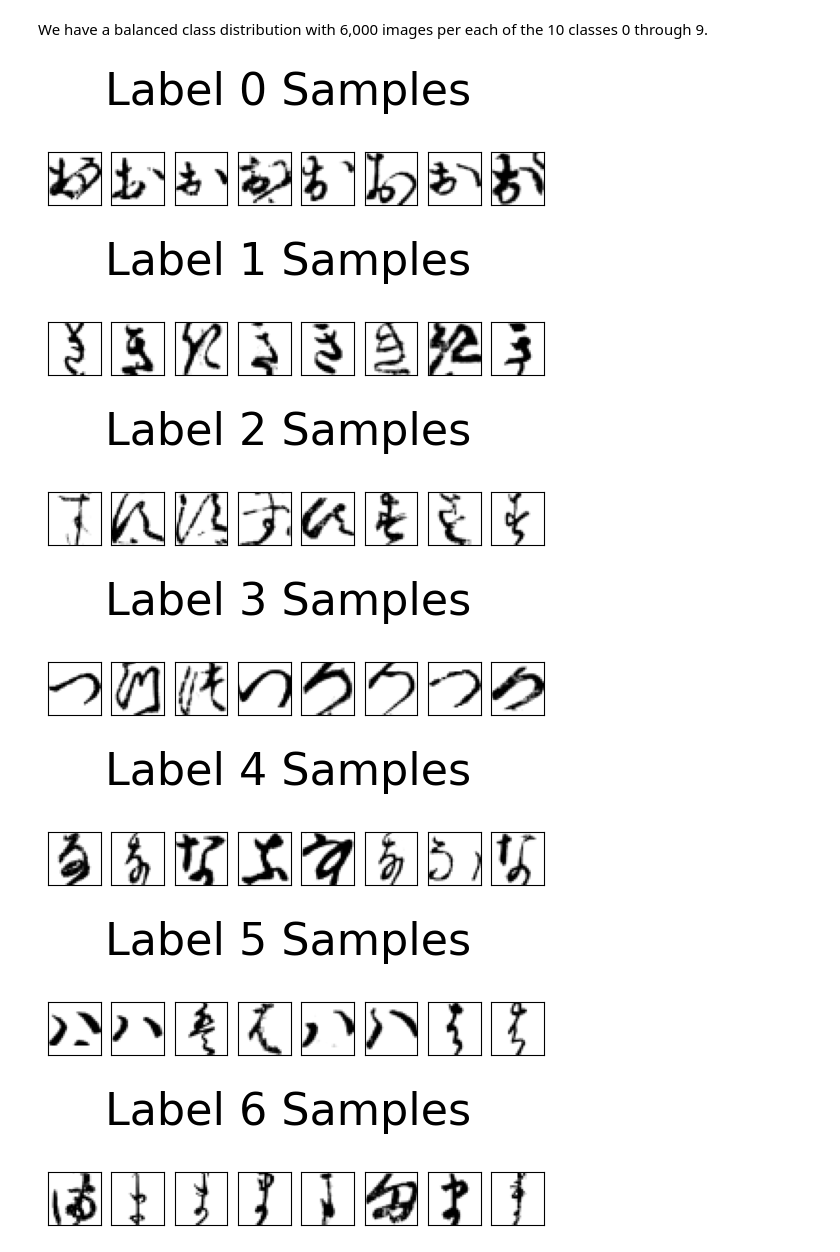
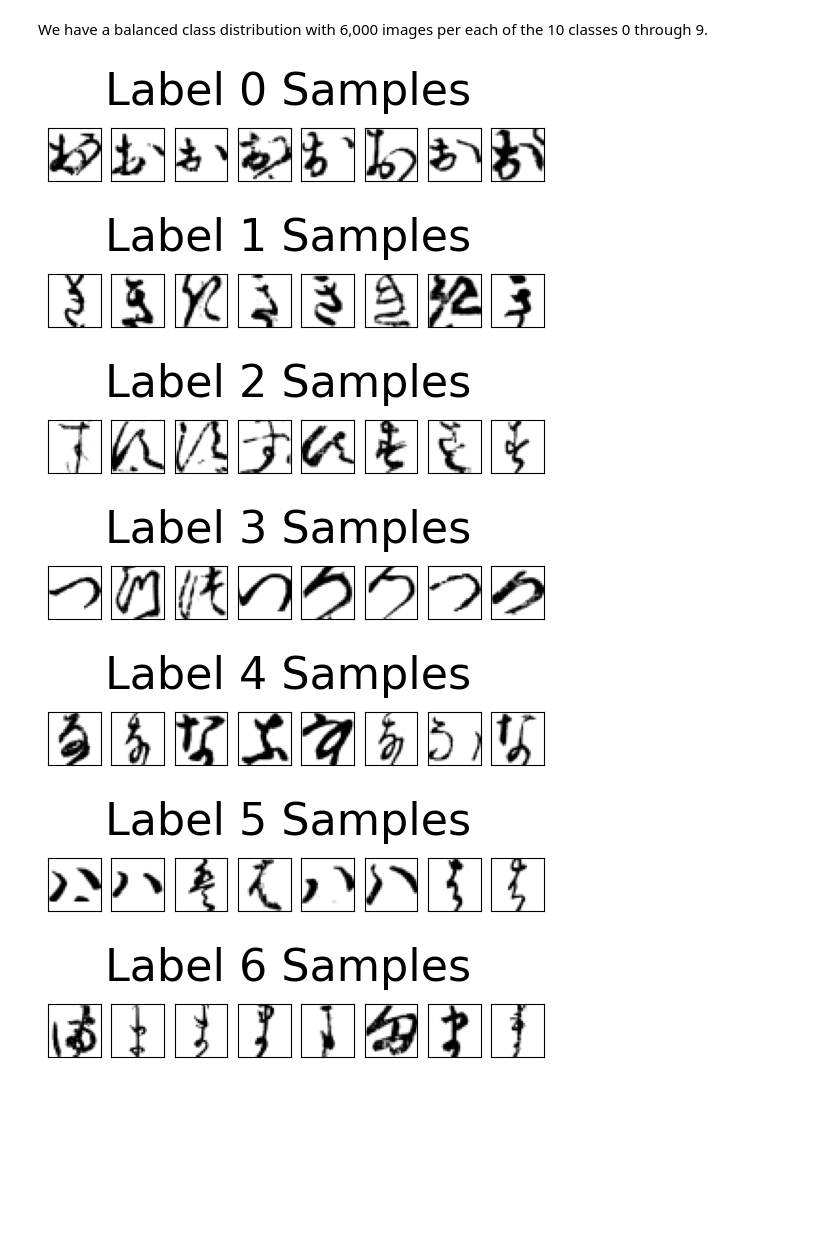
Before and after one commit to jmfb/CSC6621, a Jupyter notebook: m3/m3.ipynb, the cells around one changed output. Drawn from its saved outputs; the diff is of its cells as text; code cells hidden in the pictures; blank space fills up the shorter version.

```diff
--- a/m3/m3.ipynb
+++ b/m3/m3.ipynb
@@ -46,21 +46,21 @@ We have a balanced class distribution with 6,000 images per each of the 10 class
 # %%
 def show_class(label, count=8):
     images = train_X[df_train_y[0] == label]
     fig, axarr = plt.subplots(1, count)
     for index in range(0, count):
         pixels = images[index]
         axarr[index].imshow(pixels, cmap='gray_r', vmin=0, vmax=255)
         axarr[index].tick_params(bottom=False, left=False, labelbottom=False, labelleft=False)
     fig.suptitle(f"Label {label} Samples", fontsize=32)
-    plt.subplots_adjust(top=1.4)
+    plt.subplots_adjust(top=1.5)
     plt.show()
 for label in range(0, 10):
     show_class(label)
 # %% [output]
-[figure, old version]
+[figure, new version]
-[figure, old version]
+[figure, new version]
-[figure, old version]
+[figure, new version]
-[figure, old version]
+[figure, new version]
-[figure, old version]
+[figure, new version]
-[figure, old version]
+[figure, new version]
-[figure, old version]
+[figure, new version]
```
Also changed, not shown: parts of 3 cells of this notebook.
